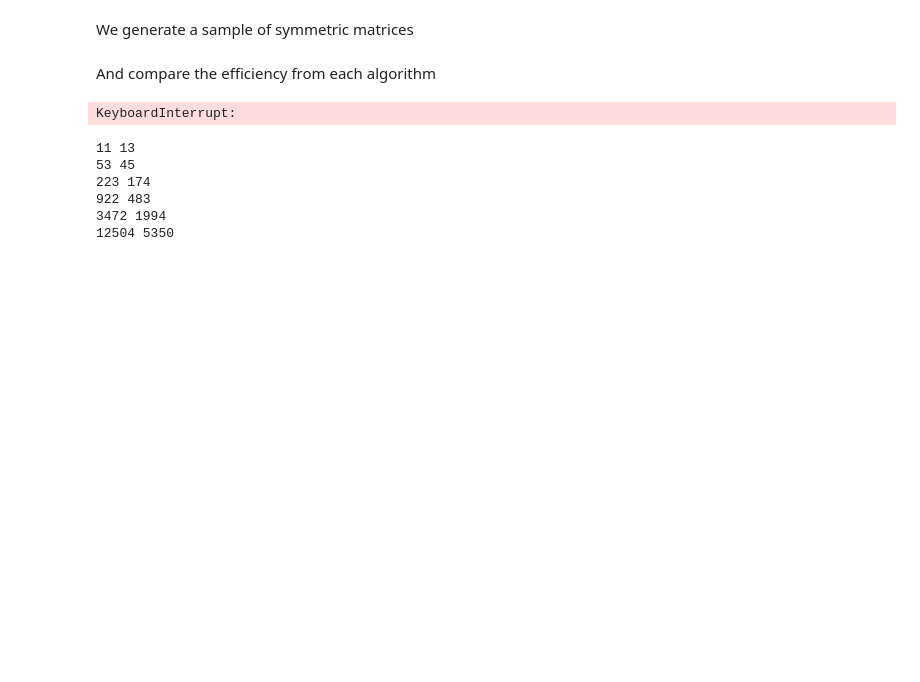
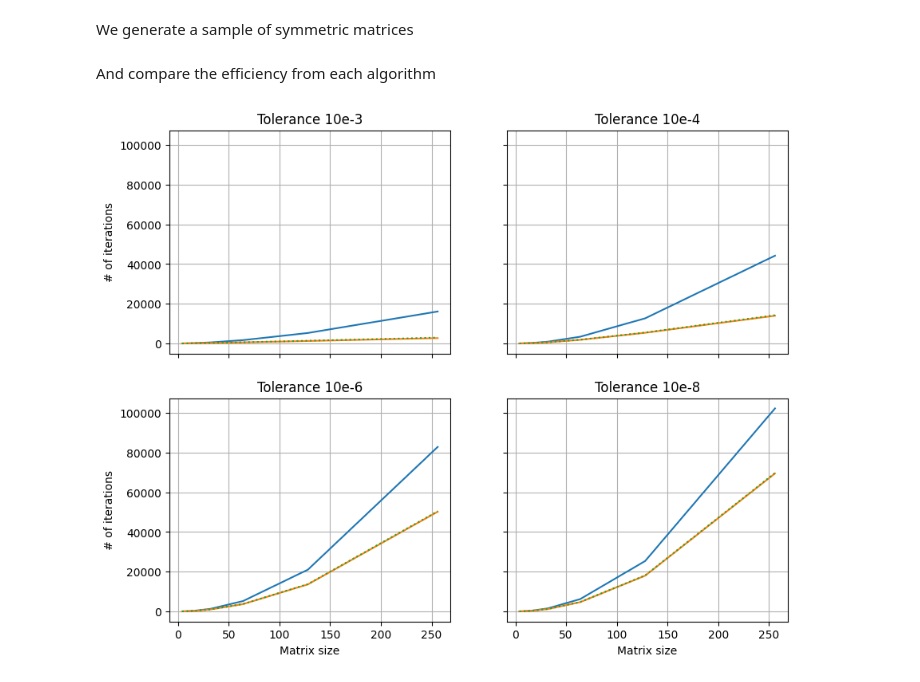
Before and after one commit to Fnixya/Go_Practice, a Jupyter notebook: opt4/Extra_Assigment_04.ipynb, the cells around one changed output. Drawn from its saved outputs; the diff is of its cells as text; code cells hidden in the pictures; blank space fills up the shorter version.

```diff
--- a/opt4/Extra_Assigment_04.ipynb
+++ b/opt4/Extra_Assigment_04.ipynb
@@ -62,9 +62,10 @@ class MatrixTrasformations():
             x = T[i+1:, i]
             Hx = np.zeros(n-i-1)
             Hx[0] = -np.sign(x[0]) * np.linalg.norm(x)
-            H = np.eye(n)
-            H[i+1:, i+1:] = MatrixTrasformations.householder(x-Hx)
-            T = H @ T @ H
+            H = MatrixTrasformations.householder(x-Hx)
+
+            T[i+1:, :] = H @ T[i+1:, :]
+            T[:, i+1:] = T[:, i+1:] @ H
         return T
 
 # Create an alias for MatrixTrasformations class
@@ -148,18 +149,45 @@ And compare the efficiency from each algorithm
 # %%
 jm_results = []
 tjm_results = []
-for n, A in zip(N_values, matrices):
-    jm_results.append(jacobi_method(A))
-    tjm_results.append(tri_jacobi_method(A))
+tols = [10e-3, 10e-4, 10e-6, 10e-8]
+for i in range(len(tols)):
+    jm_results.append([])
+    tjm_results.append([])
+    for n, A in zip(N_values, matrices):
+        jm_results[i].append(jacobi_method(A, tols[i])[2])
+        tjm_results[i].append(tri_jacobi_method(A, tols[i])[2])
-# %% [output]
-KeyboardInterrupt:
-# %%
-for i, j in zip(jm_results, tjm_results):
-    print(i[2], j[2])
-# %% [output]
-11 13
-53 45
-223 174
-922 483
-3472 1994
-12504 5350
+# %%
+import matplotlib.pyplot as plt
+
+# tol_index=1
+# jm_it = jm_results[tol_index]
+# tjm_it = tjm_results[tol_index]
+# print(f"N\tJacobi\tTri-J\tTri-J+N")
+# for n, i, j in zip(N_values, jm_it, tjm_it):
+#     print(f"{n}\t{i}\t{j}\t{j+n-2}")
+
+fig, axs = plt.subplots(2, 2, gridspec_kw={'width_ratios': [1, 1]}, figsize=(10, 8), sharex=True, sharey=True)
+titles = [
+    'Tolerance 10e-3',
+    'Tolerance 10e-4',
+    'Tolerance 10e-6',
+    'Tolerance 10e-8'
+]
+for i in range(len(tols)):
+    axs[int(i/2), i%2].plot(N_values, jm_results[i], '-', label='Jacobi Method')
+    axs[int(i/2), i%2].plot(N_values, tjm_results[i], '-', label='Improved Jacobi Method')
+    axs[int(i/2), i%2].plot(N_values, [k+j-2 for k, j in zip(tjm_results[i], N_values)], ':', label='Improved Jacobi Method (+ Hessenberg)')
+    axs[int(i/2), i%2].set_title(titles[i])
+
+for ax in axs.flat:
+    ax.grid(True)
+    ax.set(xlabel='Matrix size', ylabel='# of iterations')
+
+# Hide x labels and tick labels for top plots and y ticks for right plots.
+for ax in axs.flat:
+    ax.label_outer()
+
+plt.legend()
+plt.show()
+# %% [output]
+[figure, added]
```
Also changed, not shown: parts of 2 cells of this notebook, 1 other file.
